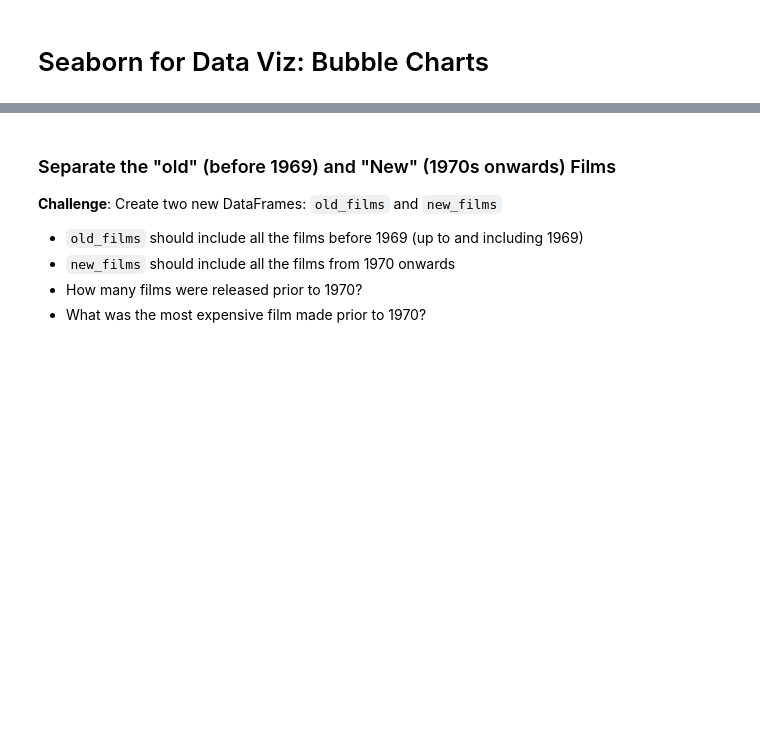
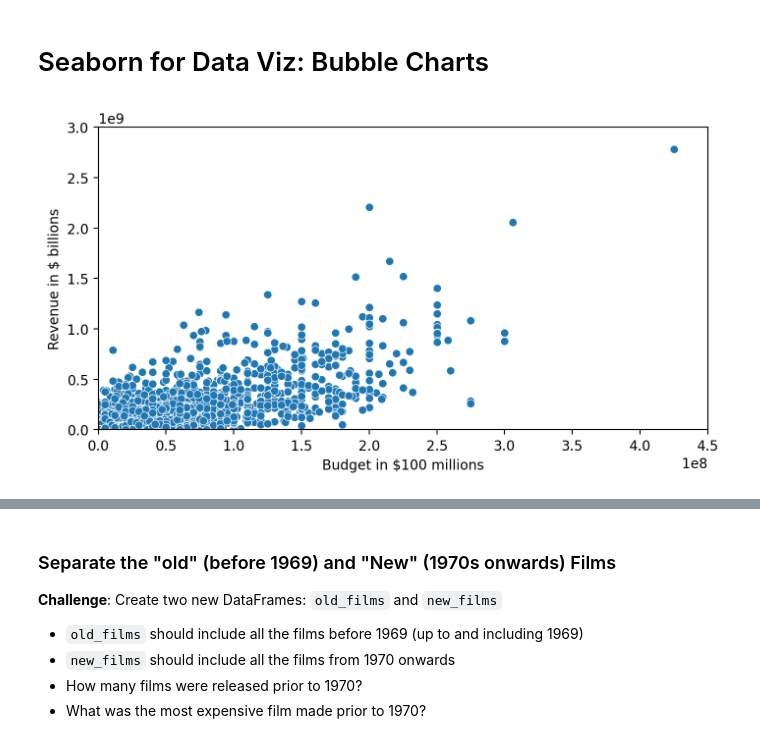
Before and after one commit to AlexVenger/100DaysOfCodePython, a Jupyter notebook: 78.LinearRegression/Seaborn_and_Linear_Regression_(start).ipynb, the cells around one changed output, grey strips where cells are left out. Saved outputs shown, nothing was run; the diff lists cells and outputs as text; code cells hidden in the pictures; blank space fills up the shorter version.

```diff
--- a/78.LinearRegression/Seaborn_and_Linear_Regression_(start).ipynb
+++ b/78.LinearRegression/Seaborn_and_Linear_Regression_(start).ipynb
@@ -249,3 +250,10 @@ failures_percentage
 37.27711738484398
 # %% [markdown]
 # Seaborn for Data Viz: Bubble Charts
+# %%
+plt.figure(figsize=(8, 4), dpi=200)
+ax = sns.scatterplot(data=clean_data, x="USD_Production_Budget", y="USD_Worldwide_Gross")
+ax.set(ylim=(0, 3*10**9), xlim=(0, 45*10**7), ylabel="Revenue in $ billions", xlabel="Budget in $100 millions")
+plt.show()
+# %% [output]
+[figure, added]
```
Also changed, not shown: parts of 8 cells of this notebook.
